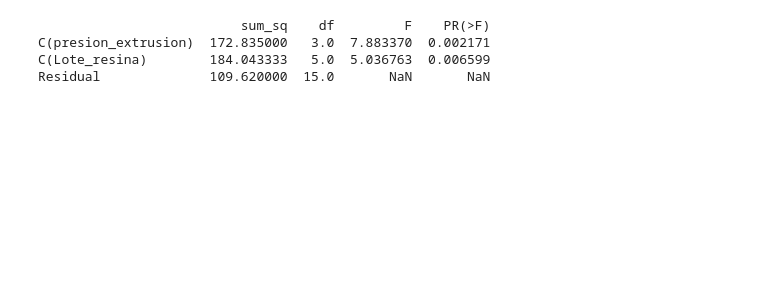
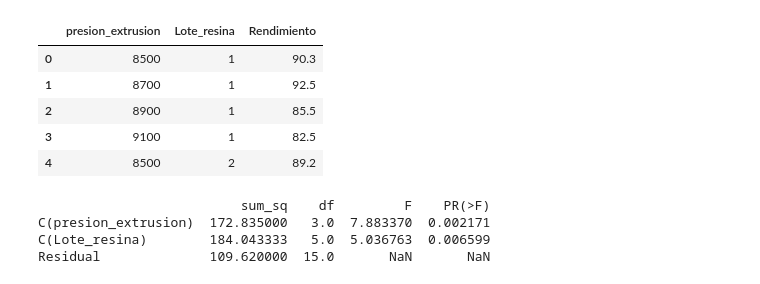
Before and after one commit to JoakoIA/Universidad, a Jupyter notebook: Python/Portafolio_Cuanti.ipynb, the cells around one changed output. Cells and saved outputs as stored; diff of their text form; code cells hidden in the pictures; blank space fills up the shorter version.

```diff
--- a/Python/Portafolio_Cuanti.ipynb
+++ b/Python/Portafolio_Cuanti.ipynb
@@ -17,9 +17,17 @@ Rendimiento = [[90.3, 92.5, 85.5, 82.5],
 # %%
 df = pd.DataFrame({
     'presion_extrusion': Presion_Extrusion * 6,
     'Lote_resina': [i for i in Lotes_Resina for _ in range(4)],
     'Rendimiento': [j for sublist in Rendimiento for j in sublist]
 })
+df.head()
+# %% [output]
+|  | presion_extrusion | Lote_resina | Rendimiento |
+| 0 | 8500 | 1 | 90.3 |
+| 1 | 8700 | 1 | 92.5 |
+| 2 | 8900 | 1 | 85.5 |
+| 3 | 9100 | 1 | 82.5 |
+| 4 | 8500 | 2 | 89.2 |
 # %%
 model = ols('Rendimiento ~ C(presion_extrusion) + C(Lote_resina)', data = df).fit()
 anova_table = sm.stats.anova_lm(model, typ = 2)
```
Also changed, not shown: parts of 1 cell of this notebook, 11 other files.
